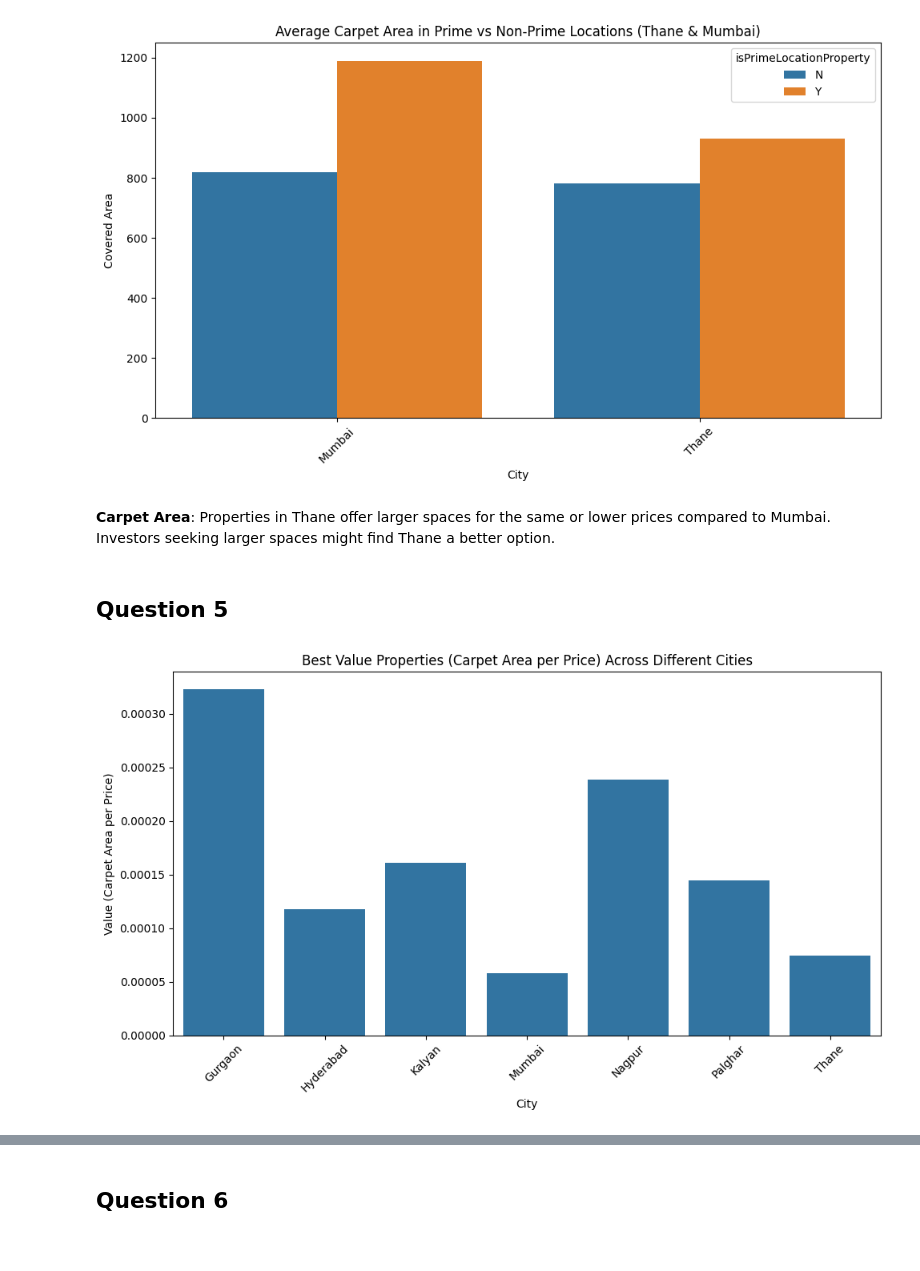
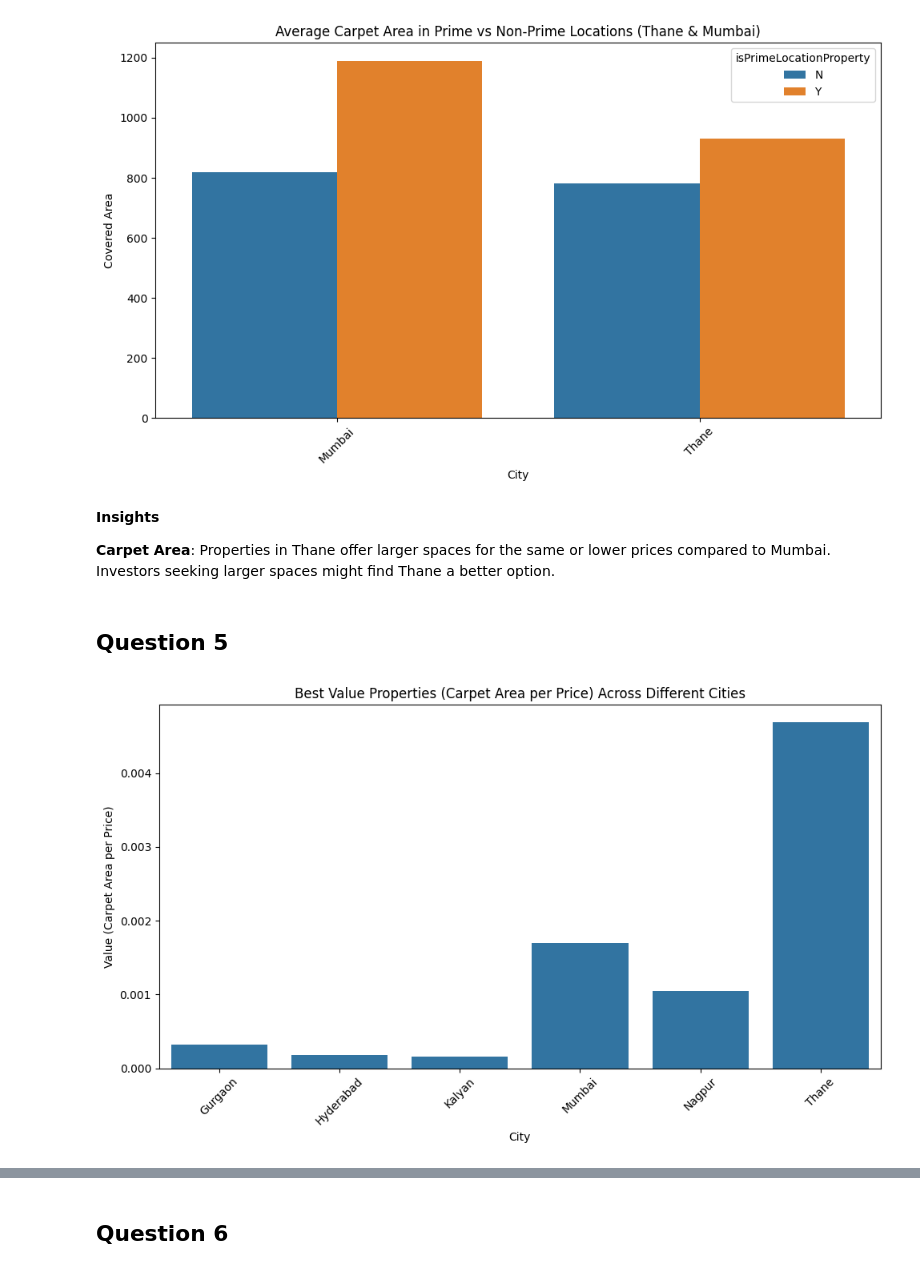
Before and after one commit to MdKhajaGhouse/DA-Assignment1, a Jupyter notebook: assignment1_41.ipynb, the cells around one changed output, grey strips where cells are left out. Drawn from its saved outputs; the diff is of its cells as text; code cells hidden in the pictures.

```diff
--- a/assignment1_41.ipynb
+++ b/assignment1_41.ipynb
@@ -36,11 +95,7 @@ plt.show()
 # %% [markdown]
 ## Question 2:
 # %%
-import pandas as pd
-import matplotlib.pyplot as plt
-import seaborn as sns
-
-file_path = 'assignment-1_dataset/properties.csv'
+file_path = 'properties.csv'
 real_estate_data = pd.read_csv(file_path)
 
 selected_columns = ['City', 'Type of Property', 'Price', 'Cycling & Jogging Track', 'Fire Fighting Equipment', 'Aesthetically designed landscape garden']
@@ -113,25 +255,45 @@ plt.show()
 # %% [output]
 [figure]
 # %% [markdown]
+**Insights**
+
 **Carpet Area**: Properties in Thane offer larger spaces for the same or lower prices compared to Mumbai. Investors seeking larger spaces might find Thane a better option.
 # %% [markdown]
 ## Question 5
 # %%
+real_estate_data = real_estate_data.dropna(subset=['Unit of Carpet Area'])
 
-real_estate_data['Value (Carpet Area per Price)'] = real_estate_data['Carpet Area'] / real_estate_data['Price']
+conversion_factors_to_sqft = {
+    'Sq-m': 10.7639,
+    'Bigha': 27227.52,
+    'Hectare': 107639.104,
+    'Acre': 43560,
+    'Sq-ft': 1,
+    'Sq-yrd': 9
+}
 
-value_data = real_estate_data.dropna(subset=['Carpet Area', 'Price', 'Value (Carpet Area per Price)'])
+real_estate_data['New Carpet Area'] = real_estate_data.apply(
+    lambda row: row['Carpet Area'] * conversion_factors_to_sqft[row['Unit of Carpet Area']],
+    axis=1
+)
+
+real_estate_data['New Unit of Carpet Area'] = 'Sq-ft'
+
+
+real_estate_data['Value (Carpet Area per Price)'] = real_estate_data['New Carpet Area'] / real_estate_data['Price']
+
+value_data = real_estate_data.dropna(subset=['New Carpet Area', 'Price', 'Value (Carpet Area per Price)'])
 
 city_value_summary = value_data.groupby('City').agg({
     'Value (Carpet Area per Price)': 'mean'
 }).reset_index()
 
 plt.figure(figsize=(10, 6))
 sns.barplot(x='City', y='Value (Carpet Area per Price)', data=city_value_summary)
 plt.title('Best Value Properties (Carpet Area per Price) Across Different Cities')
 plt.xticks(rotation=45)
 plt.tight_layout()
 plt.show()
 # %% [output]
-[figure, old version]
+[figure, new version]
 # %% [markdown]
```
Also changed, not shown: parts of 46 cells of this notebook.
